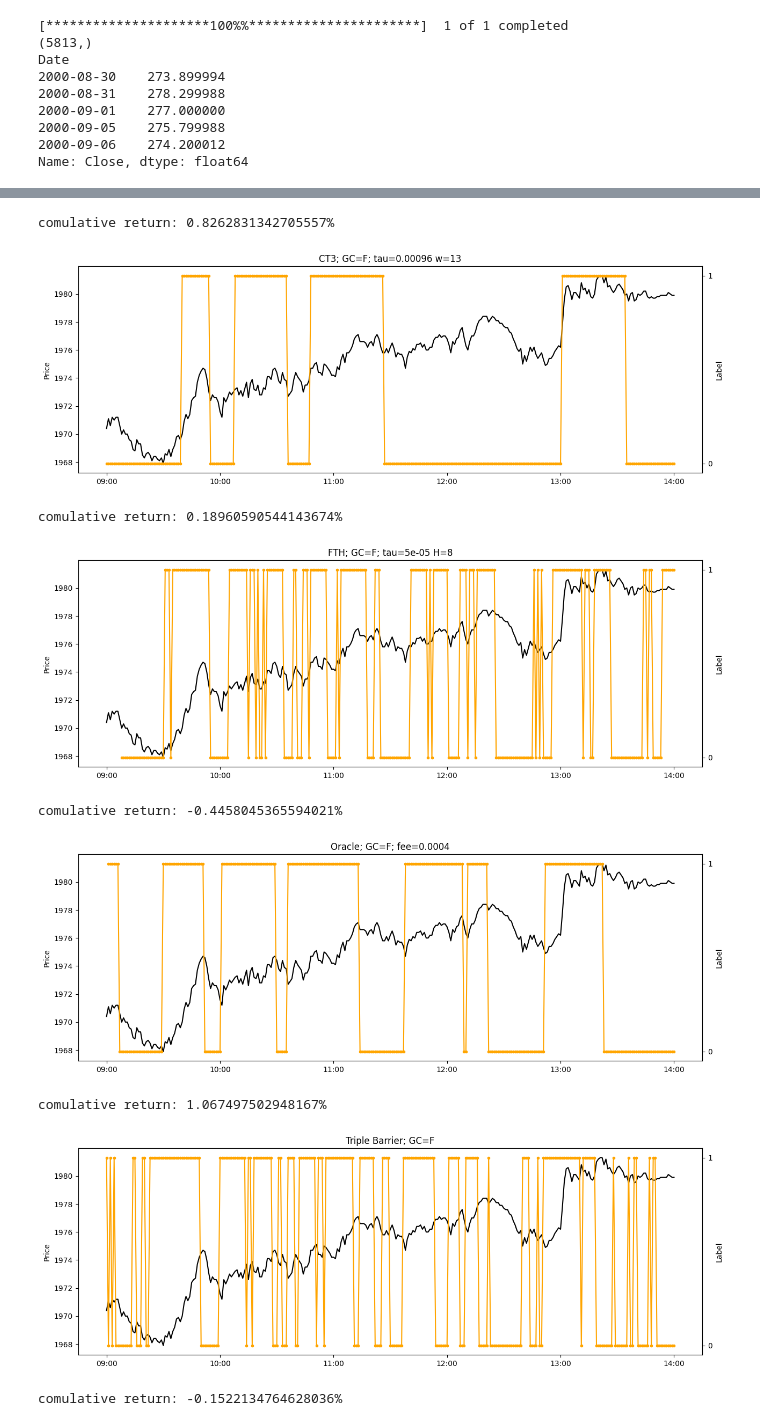
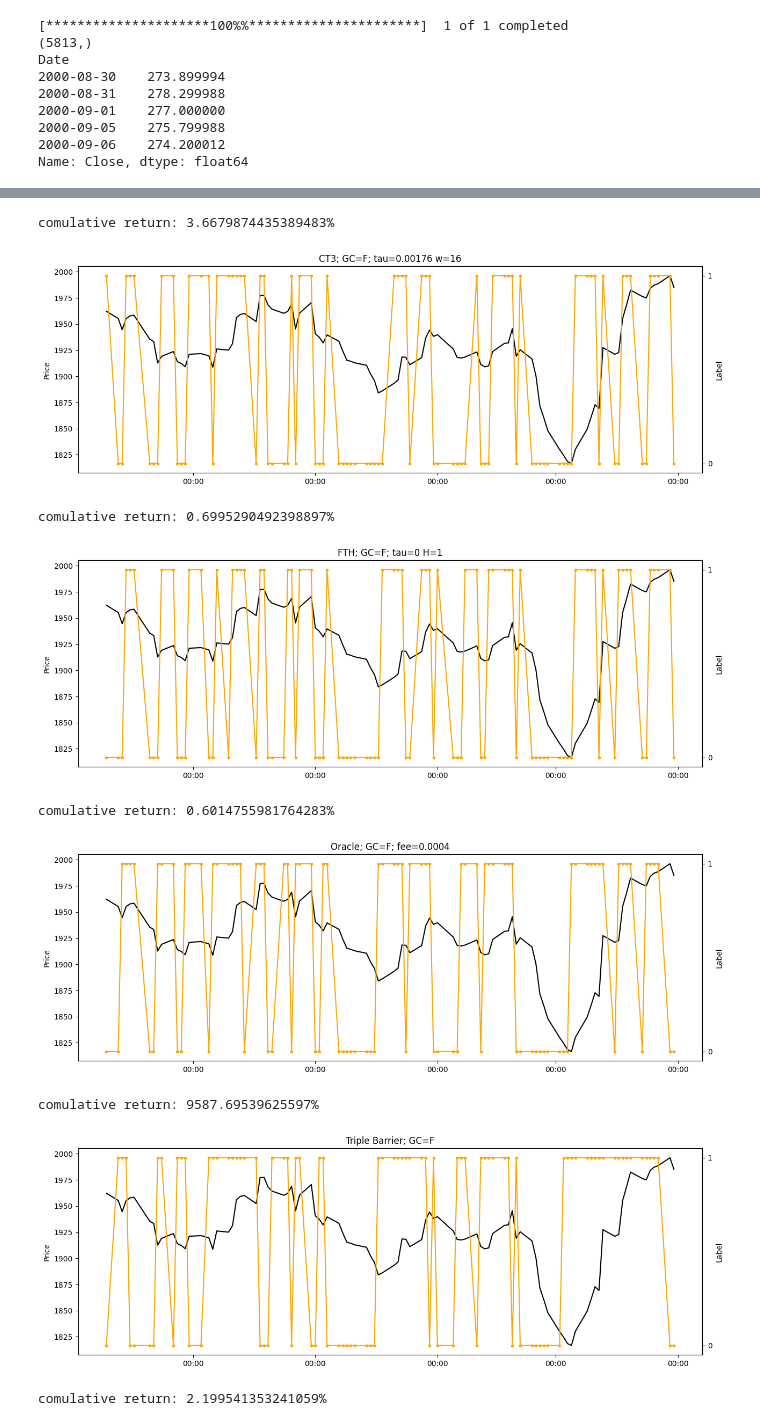
Before and after one commit to MDzaja/MasterThesis, a Jupyter notebook: labels/test.ipynb, the cells around one changed output, grey strips where cells are left out. Saved outputs shown, nothing was run; the diff lists cells and outputs as text; code cells hidden in the pictures.

Commit message:
new labels, calculated weights etc.

```diff
--- a/labels/test.ipynb
+++ b/labels/test.ipynb
@@ -136,34 +132,35 @@ Number of threads: 16, Number of parameter combinations per thread: 111
 # %%
 trans_fee = 0.0004
+plot_last_n = 100
 #-------------------------------------------
-tau = 0.00096
+tau = 0.00298
 labels = ct2.binary_trend_labels(prices, tau=tau)
-lbl_utils.plot_labels('CT2; {}; tau={}'.format(ticker_symbol, tau), prices, labels)
-print('comulative return: {}%'.format(lbl_utils.compute_return(prices, labels, trans_fee)*100))
+lbl_utils.plot_labels('CT2; {}; tau={}'.format(ticker_symbol, tau), prices.tail(plot_last_n), labels.tail(plot_last_n))
+print('comulative return: {}%'.format(lbl_utils.compute_return(prices, labels, trans_fee)/100000))
 #-------------------------------------------
-tau = 0.00096
-window = 13
+tau = 0.00176
+window = 16
 labels = ct3.binary_trend_labels(prices, tau=tau, w=window)
-lbl_utils.plot_labels('CT3; {}; tau={} w={}'.format(ticker_symbol, tau, window), prices, labels)
-print('comulative return: {}%'.format(lbl_utils.compute_return(prices, labels, trans_fee)*100))
+lbl_utils.plot_labels('CT3; {}; tau={} w={}'.format(ticker_symbol, tau, window), prices.tail(plot_last_n), labels.tail(plot_last_n))
+print('comulative return: {}%'.format(lbl_utils.compute_return(prices, labels, trans_fee)/100000))
 #-------------------------------------------
-tau = 0.00005
-H = 8
+tau = 0
+H = 1
 labels = fth.binary_trend_labels(prices, tau=tau, H=H)
-lbl_utils.plot_labels('FTH; {}; tau={} H={}'.format(ticker_symbol, tau, H), prices, labels)
-print('comulative return: {}%'.format(lbl_utils.compute_return(prices, labels, trans_fee)*100))
+lbl_utils.plot_labels('FTH; {}; tau={} H={}'.format(ticker_symbol, tau, H), prices.tail(plot_last_n), labels.tail(plot_last_n))
+print('comulative return: {}%'.format(lbl_utils.compute_return(prices, labels, trans_fee)/100000))
 #-------------------------------------------
 fee = 0.0004
 labels = oracle.binary_trend_labels(prices, fee=fee)
-lbl_utils.plot_labels('Oracle; {}; fee={}'.format(ticker_symbol, fee), prices, labels)
-print('comulative return: {}%'.format(lbl_utils.compute_return(prices, labels, trans_fee)*100))
+lbl_utils.plot_labels('Oracle; {}; fee={}'.format(ticker_symbol, fee), prices.tail(plot_last_n), labels.tail(plot_last_n))
+print('comulative return: {}%'.format(lbl_utils.compute_return(prices, labels, trans_fee)/100000))
 #-------------------------------------------
 tEvents = prices.index
-t1 = prices.index.searchsorted(tEvents + pd.Timedelta(hours=1))
+t1 = prices.index.searchsorted(tEvents + pd.Timedelta(days=30))
 t1 = pd.Series((prices.index[i] if i < prices.shape[0] else pd.NaT for i in t1), index=tEvents)
 minuteVol = tb.getMinuteVol(prices, span=100)
 minuteVol = minuteVol.reindex(tEvents).loc[tEvents].fillna(method='bfill')
-labels = tb.binary_trend_labels(prices, tEvents, pt=0.6, sl=1.3, volatility=minuteVol, minRet=0, t1=t1)
-lbl_utils.plot_labels('Triple Barrier; {}'.format(ticker_symbol), prices, labels)
-print('comulative return: {}%'.format(lbl_utils.compute_return(prices, labels, trans_fee)*100))
+labels = tb.binary_trend_labels(prices, tEvents, pt=0.1, sl=0.7, volatility=minuteVol, minRet=0, t1=t1)
+lbl_utils.plot_labels('Triple Barrier; {}'.format(ticker_symbol), prices.tail(plot_last_n), labels.tail(plot_last_n))
+print('comulative return: {}%'.format(lbl_utils.compute_return(prices, labels, trans_fee)/100000))
 # %% [output]
@@ -171,12 +168,12 @@ print('comulative return: {}%'.format(lbl_utils.compute_return(prices, labels, t
-comulative return: 0.8262831342705557%
+comulative return: 3.6679874435389483%
-[figure, old version]
+[figure, new version]
-comulative return: 0.18960590544143674%
+comulative return: 0.6995290492398897%
-[figure, old version]
+[figure, new version]
-comulative return: -0.4458045365594021%
+comulative return: 0.6014755981764283%
-[figure, old version]
+[figure, new version]
-comulative return: 1.067497502948167%
+comulative return: 9587.69539625597%
-[figure, old version]
+[figure, new version]
-comulative return: -0.1522134764628036%
+comulative return: 2.199541353241059%
 # %%
 # import pickle
 
```
Also changed, not shown: parts of 7 cells of this notebook, 26 other files.
